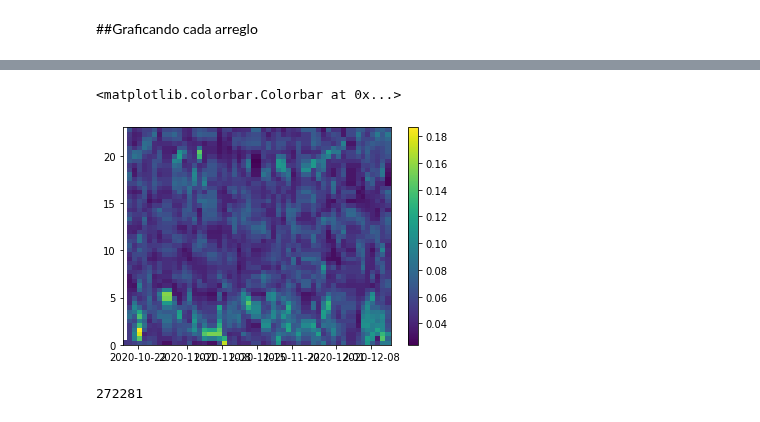
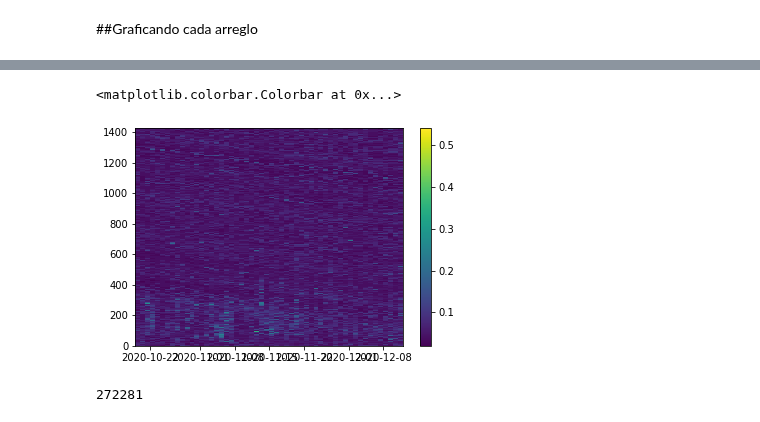
Before and after one commit to georgesteve/Research-Assitant-ML-ROJ, a Jupyter notebook: Grafico_de_S4_heatmap.ipynb, the cells around one changed output, grey strips where cells are left out. Drawn from its saved outputs; the diff is of its cells as text; code cells hidden in the pictures.

```diff
--- a/Grafico_de_S4_heatmap.ipynb
+++ b/Grafico_de_S4_heatmap.ipynb
@@ -48,7 +59,7 @@ s4.head()
 # azimuth cada 15 grados
 s4_clean=s4[np.isfinite(s4['S4'])]
 s4_clean.set_index('date_time', inplace=True)
-#s4_1min=s4_clean.resample("1h").mean()
+s4_1min=s4_clean.resample("1min").mean()
 
 
 #Filtros
@@ -175,28 +196,31 @@ for i, d in m:
 # %%
 import pandas as pd
 import matplotlib.pyplot as plt
 import scipy.interpolate
 import numpy as np
 import matplotlib.colors as colors
 from scipy.interpolate import griddata
 from jdcal import jd2jcal
 from datetime import datetime
 from matplotlib.pyplot import figure
 
 
 
-xi = np.linspace(df.index.to_julian_date().min(), df.index.to_julian_date().max(), 50)
-yi = np.linspace(df.index.hour.min(), df.index.hour.max(), 50)
-zi = griddata((df.index.to_julian_date(),df.index.hour),df.S4,(xi[None,:],yi[:,None]),method='linear')
+
+hour_minute=df.index.hour*60+df.index.minute
+xi = np.linspace(df.index.to_julian_date().min(), df.index.to_julian_date().max(), 600)
+yi = np.linspace(hour_minute.min(), hour_minute.max(), 600)
+zi = griddata((df.index.to_julian_date(),hour_minute),df.S4,(xi[None,:],yi[:,None]),method='nearest')
+
 xij = [jd2jcal(0,v) for v in xi]
 xid = [datetime(x[0],x[1],x[2]) for x in xij]
 
 fig, ax = plt.subplots()
 m=ax.pcolormesh(xid, yi, zi)
 fig.colorbar(m)
 # %% [output]
 <matplotlib.colorbar.Colorbar at 0x...>
-[figure, old version]
+[figure, new version]
 # %%
 df=s4_clean
 x = df.index.to_julian_date()
```
Also changed, not shown: parts of 7 cells of this notebook.
